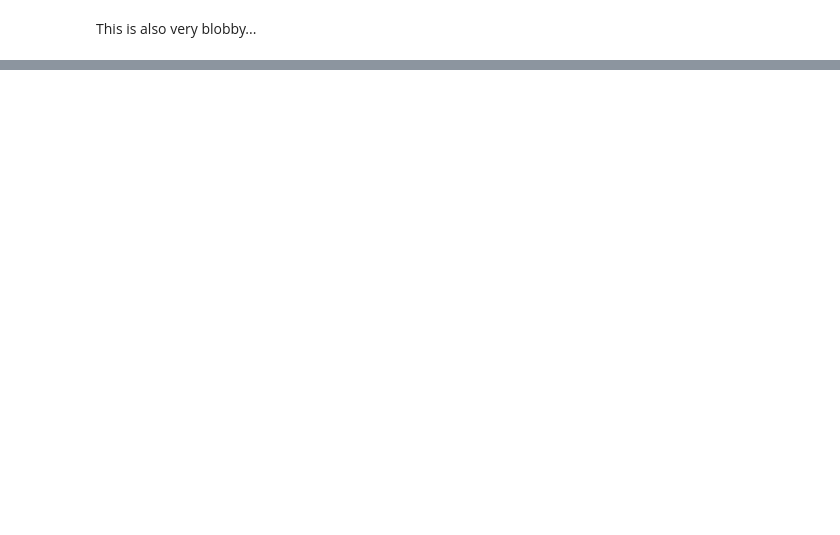
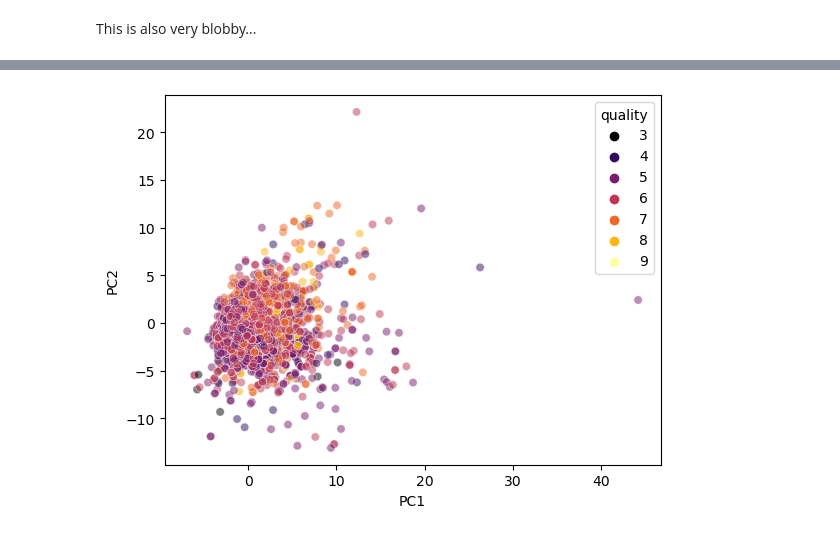
Before and after one commit to ADPriceless/TDA_Assignmernt_Unsupervised_Wine, a Jupyter notebook: exploration.ipynb, the cells around one changed output, grey strips where cells are left out. Saved outputs shown, nothing was run; the diff lists cells and outputs as text; code cells hidden in the pictures; blank space fills up the shorter version.

Commit message:
look into outliers and poly features

```diff
--- a/exploration.ipynb
+++ b/exploration.ipynb
@@ -154,0 +196,14 @@ This is also very blobby...
+# %%
+pipe_stages = [
+    ('scaler', QuantileTransformer(output_distribution='normal')),
+    ('poly', PolynomialFeatures(degree=2, interaction_only=True)),
+    ('pca', PCA(n_components=N_DIMS)),
+]
+
+pipe_pca_poly = Pipeline(pipe_stages)
+# %%
+plot_decomposed_features_3d(
+    pipe_pca_poly.fit_transform(df_wine.drop(columns='quality')),
+    df_wine['quality'],
+    fig_labels='PC',
+)
@@ -154,0 +212,8 @@ This is also very blobby...
+# %%
+features = pipe_pca_poly.fit_transform(df_wine.drop(columns='quality'))
+sns.scatterplot(x=features[:, 0], y=features[:, 1], hue=df_wine['quality'], palette='inferno', alpha=0.5)
+plt.xlabel('PC1')
+plt.ylabel('PC2')
+plt.show()
+# %% [output]
+[figure, added]
```
Also changed, not shown: parts of 14 cells of this notebook.
